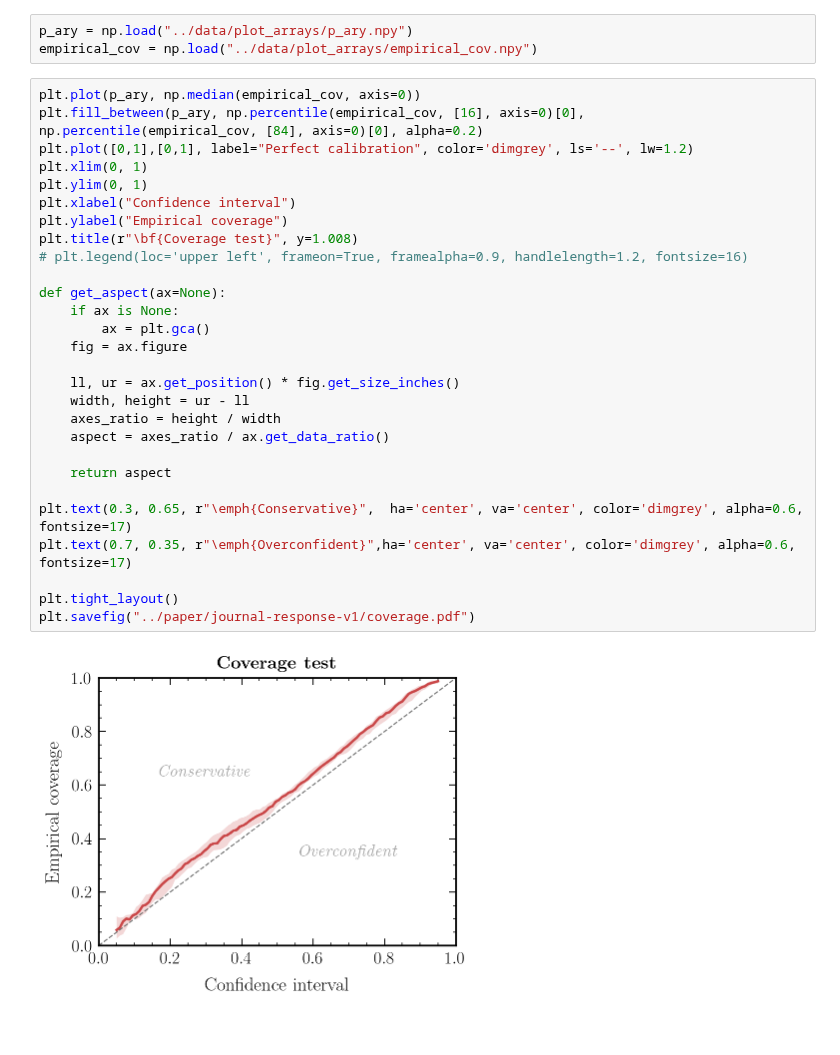
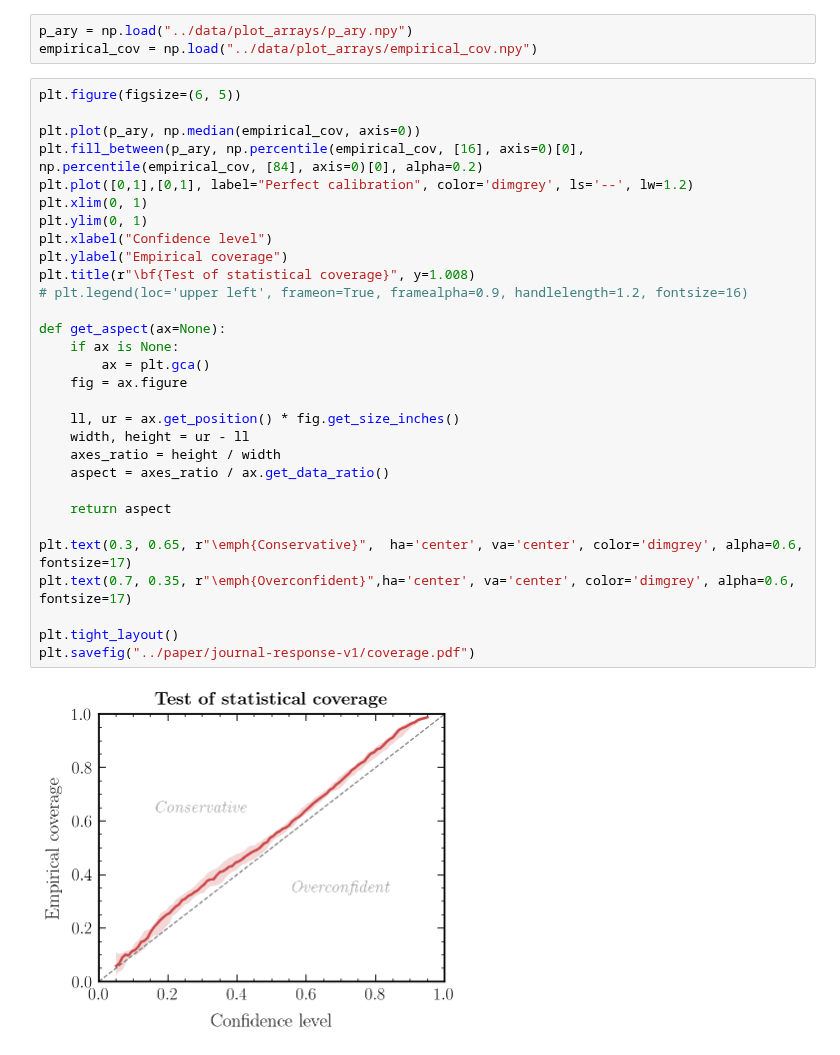
Before and after one commit to smsharma/neural-global-astrometry, a Jupyter notebook: notebooks/04_coverage.ipynb, the cells around one changed output. Drawn from its saved outputs; the diff is of its cells as text.

```diff
--- a/notebooks/04_coverage.ipynb
+++ b/notebooks/04_coverage.ipynb
@@ -171,32 +171,34 @@ for i_mc in range(n_mc):
 p_ary = np.load("../data/plot_arrays/p_ary.npy")
 empirical_cov = np.load("../data/plot_arrays/empirical_cov.npy")
 # %%
+plt.figure(figsize=(6, 5))
+
 plt.plot(p_ary, np.median(empirical_cov, axis=0))
 plt.fill_between(p_ary, np.percentile(empirical_cov, [16], axis=0)[0], np.percentile(empirical_cov, [84], axis=0)[0], alpha=0.2)
 plt.plot([0,1],[0,1], label="Perfect calibration", color='dimgrey', ls='--', lw=1.2)
 plt.xlim(0, 1)
 plt.ylim(0, 1)
-plt.xlabel("Confidence interval")
+plt.xlabel("Confidence level")
 plt.ylabel("Empirical coverage")
-plt.title(r"\bf{Coverage test}", y=1.008)
+plt.title(r"\bf{Test of statistical coverage}", y=1.008)
 # plt.legend(loc='upper left', frameon=True, framealpha=0.9, handlelength=1.2, fontsize=16)
 
 def get_aspect(ax=None):
     if ax is None:
         ax = plt.gca()
     fig = ax.figure
 
     ll, ur = ax.get_position() * fig.get_size_inches()
     width, height = ur - ll
     axes_ratio = height / width
     aspect = axes_ratio / ax.get_data_ratio()
 
     return aspect
 
 plt.text(0.3, 0.65, r"\emph{Conservative}",  ha='center', va='center', color='dimgrey', alpha=0.6, fontsize=17)
 plt.text(0.7, 0.35, r"\emph{Overconfident}",ha='center', va='center', color='dimgrey', alpha=0.6, fontsize=17)
 
 plt.tight_layout()
 plt.savefig("../paper/journal-response-v1/coverage.pdf")
 # %% [output]
-[figure, old version]
+[figure, new version]
```
Also changed, not shown: 9 other files.
